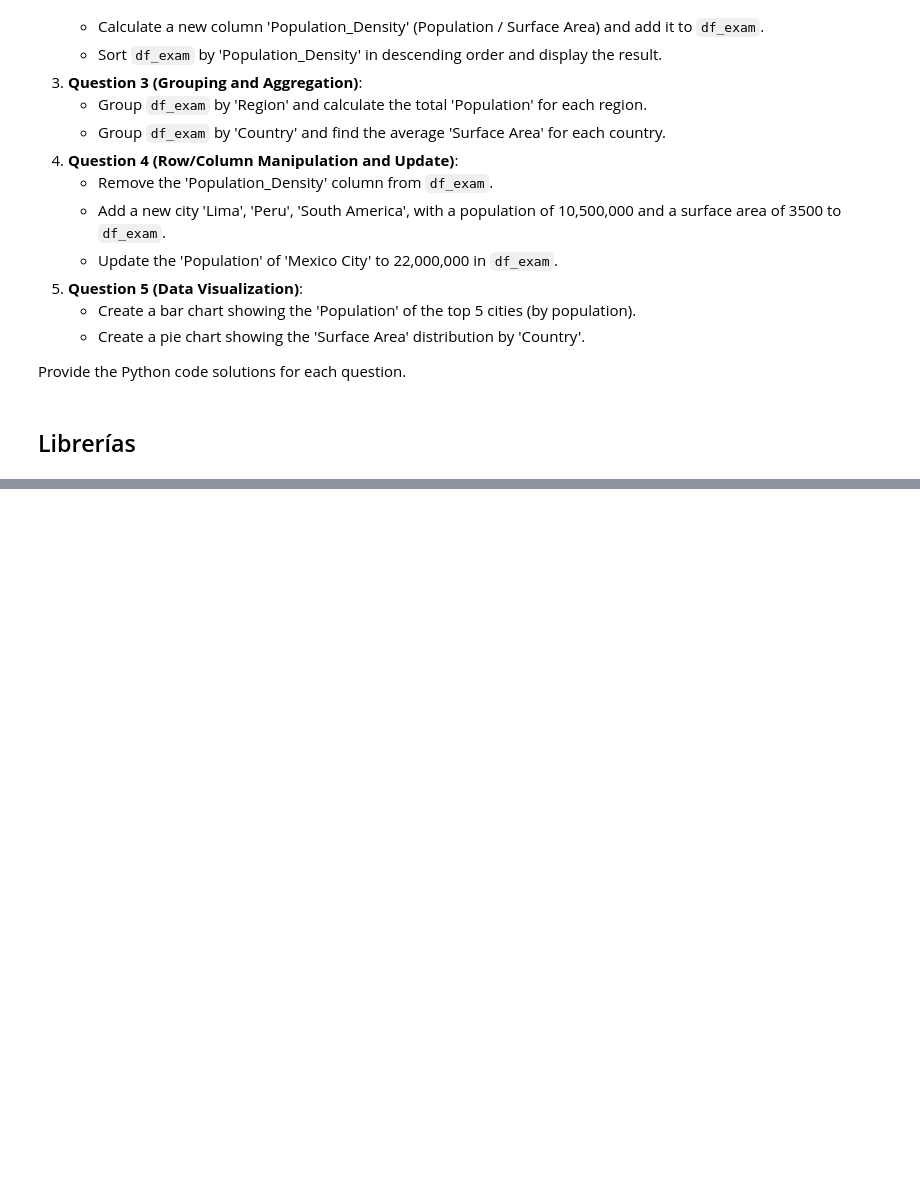
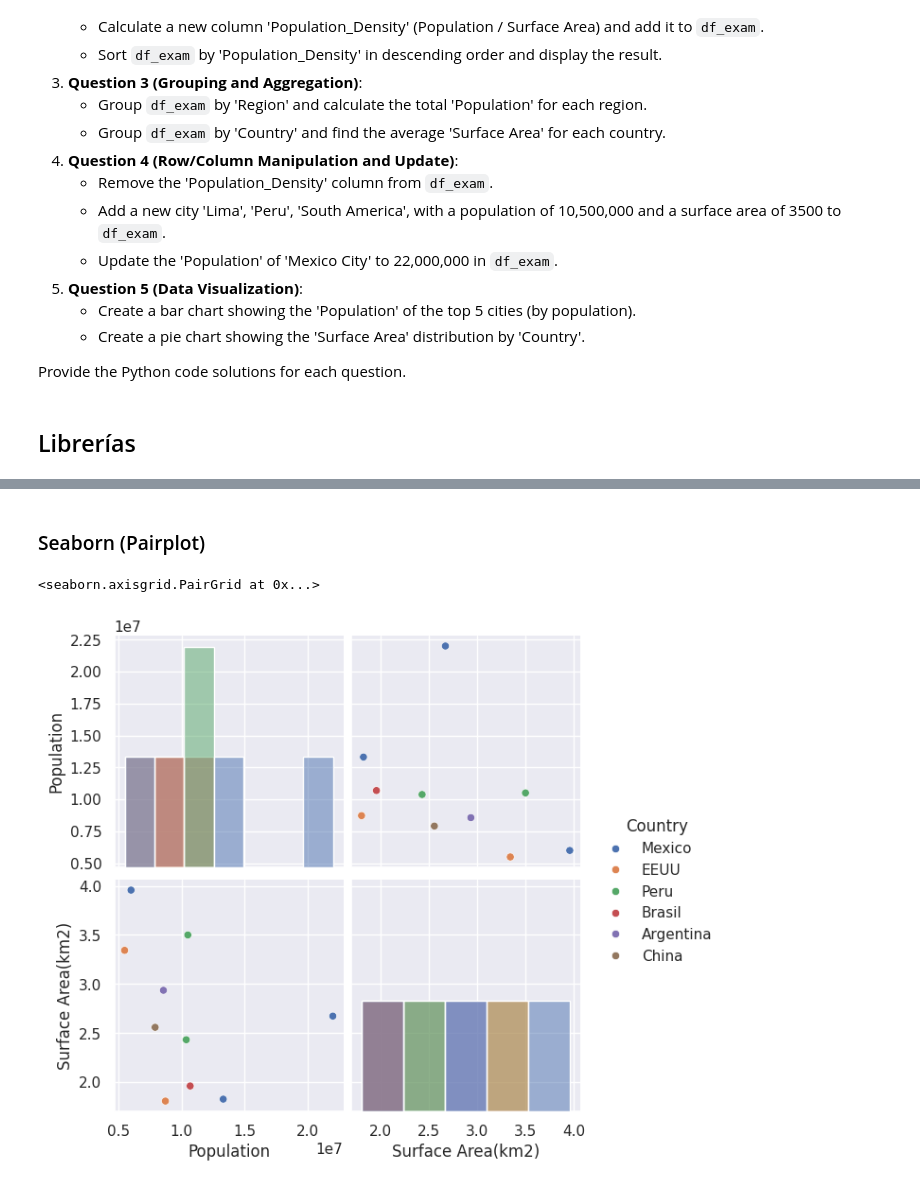
Before and after one commit to AxisAngeles/Smart_Data_DS_AI, a Jupyter notebook: Ejercicios_para_examen.ipynb, the cells around one changed output, grey strips where cells are left out. Drawn from its saved outputs; the diff is of its cells as text; code cells hidden in the pictures; blank space fills up the shorter version.

```diff
--- a/Ejercicios_para_examen.ipynb
+++ b/Ejercicios_para_examen.ipynb
@@ -271,0 +297,7 @@ Create a pie chart showing the 'Surface Area' distribution by 'Country'.
+# %% [markdown]
+### Seaborn (Pairplot)
+# %%
+sns.pairplot(df_exam[['Population','Surface Area(km2)','Country']], height=3, diag_kind = 'hist', hue='Country',)
+# %% [output]
+<seaborn.axisgrid.PairGrid at 0x...>
+[figure, added]
```
Also changed, not shown: parts of 16 cells of this notebook.
